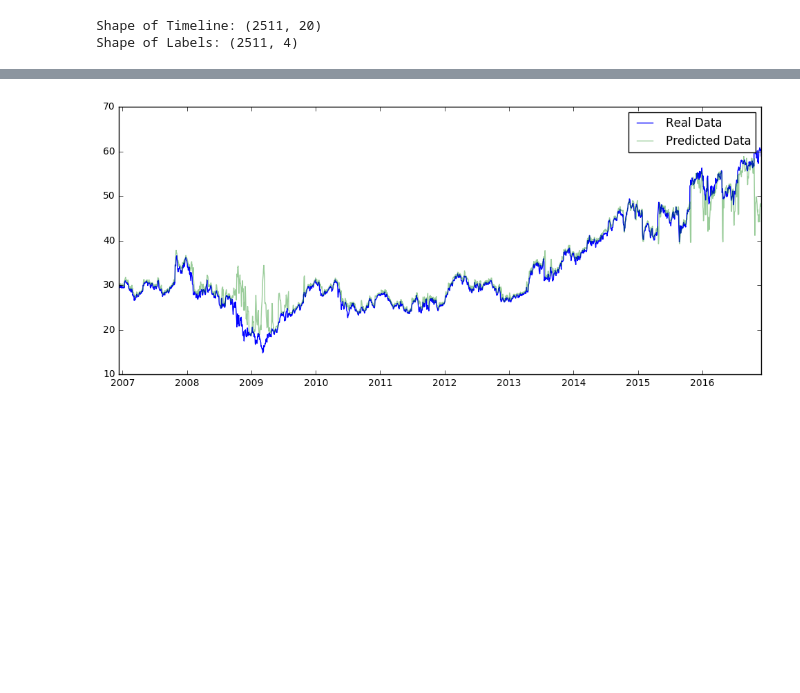
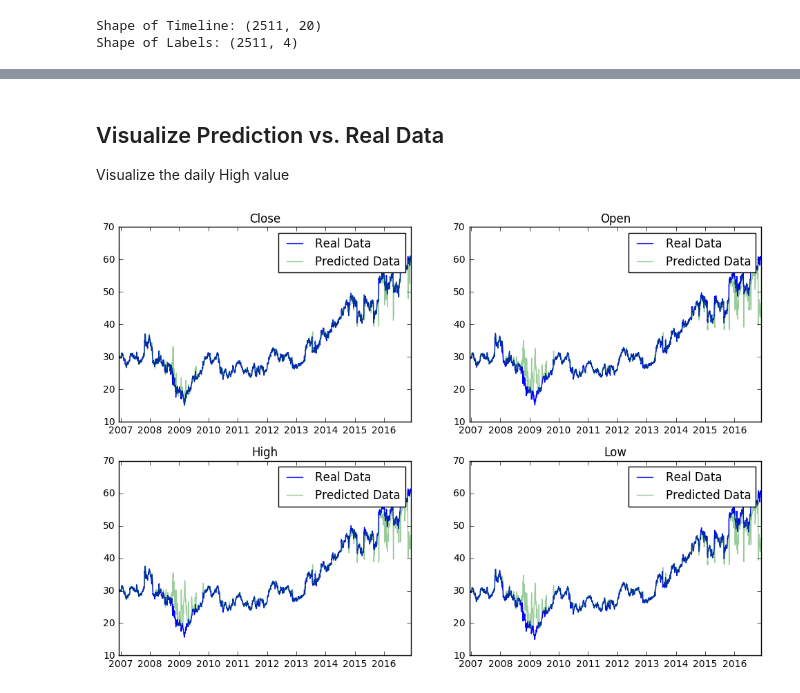
Before and after one commit to EricSchmidt93/Stock-Prediction, a Jupyter notebook: stock_prediction.ipynb, the cells around one changed output, grey strips where cells are left out. Cells and saved outputs as stored; diff of their text form; code cells hidden in the pictures; blank space fills up the shorter version.

```diff
--- a/stock_prediction.ipynb
+++ b/stock_prediction.ipynb
@@ -169,12 +170,36 @@ Low Score: 0.929834172502
-# %%
-dates = matplotlib.dates.date2num(labels_wd[:,0])
-
-plt.figure(num=None, figsize=(12, 5), dpi=80)
-
-plt.plot_date(dates, labels[:,3],'b-', c='blue', label='Real Data')
-plt.plot_date(dates, regressor_high.predict(timeline),'b-', c='green', alpha=0.4, label='Predicted Data')
-plt.legend()
-
-plt.show()
-# %% [output]
-[figure, removed]
+# %% [markdown]
+## Visualize Prediction vs. Real Data
+
+Visualize the daily High value
+# %%
+dates = matplotlib.dates.date2num(labels_wd[:,0])
+
+plt.figure(num=None, figsize=(12, 8), dpi=80)
+
+plt.subplot(221)
+plt.plot_date(dates, labels[:,close_value],'b-', c='blue', label='Real Data')
+plt.plot_date(dates, regressor_close.predict(timeline),'b-', c='green', alpha=0.4, label='Predicted Data')
+plt.title('Close')
+plt.legend()
+
+plt.subplot(222)
+plt.plot_date(dates, labels[:,open_value],'b-', c='blue', label='Real Data')
+plt.plot_date(dates, regressor_open.predict(timeline),'b-', c='green', alpha=0.4, label='Predicted Data')
+plt.legend()
+plt.title('Open')
+
+plt.subplot(223)
+plt.plot_date(dates, labels[:,high_value],'b-', c='blue', label='Real Data')
+plt.plot_date(dates, regressor_high.predict(timeline),'b-', c='green', alpha=0.4, label='Predicted Data')
+plt.legend()
+plt.title('High')
+
+plt.subplot(224)
+plt.plot_date(dates, labels[:,low_value],'b-', c='blue', label='Real Data')
+plt.plot_date(dates, regressor_low.predict(timeline),'b-', c='green', alpha=0.4, label='Predicted Data')
+plt.legend()
+plt.title('Low')
+
+plt.show()
+# %% [output]
+[figure, added]
```
Also changed, not shown: parts of 17 cells of this notebook.
